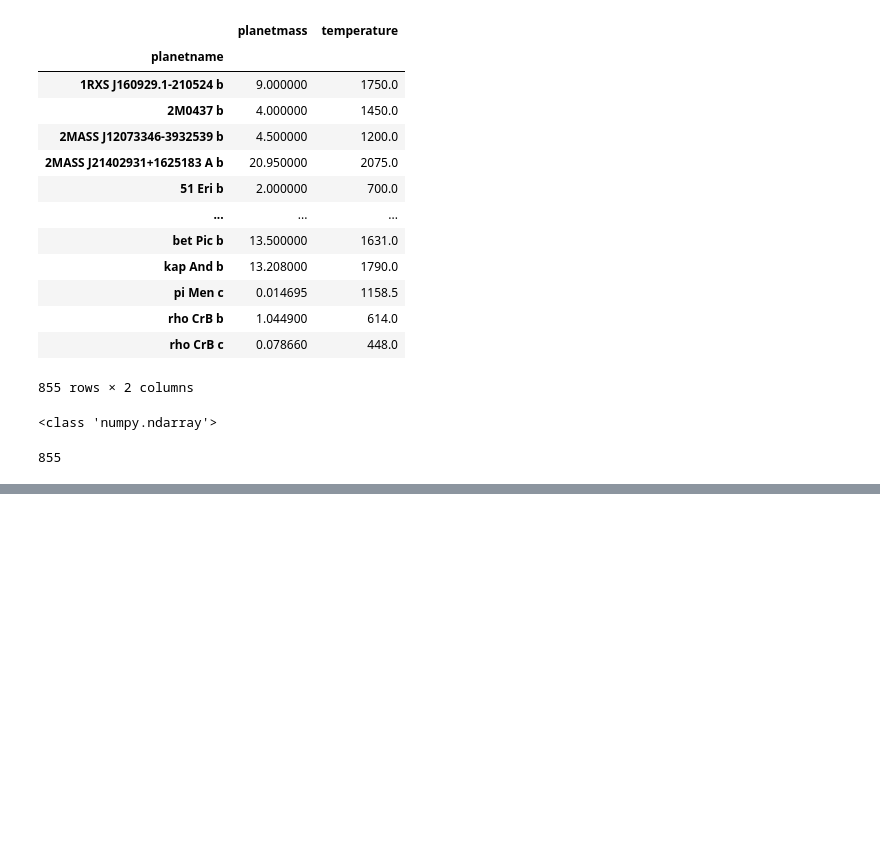
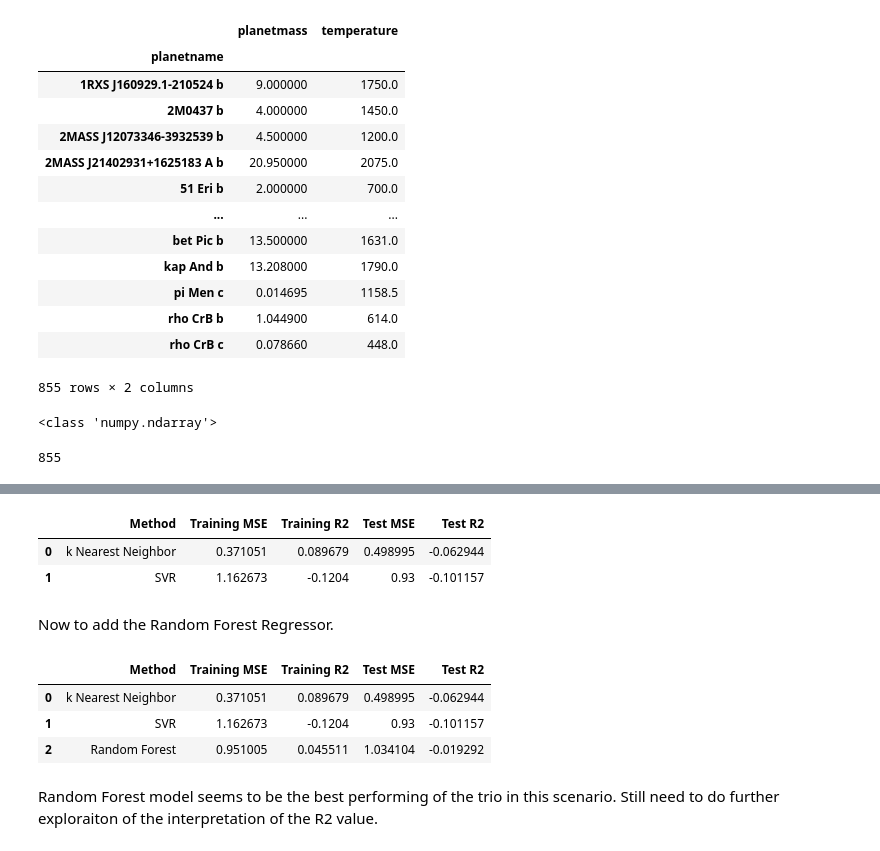
Before and after one commit to jbravo87/blog-projects, a Jupyter notebook: exoplanet_data_notebook.ipynb, the cells around one changed output, grey strips where cells are left out. Saved outputs shown, nothing was run; the diff lists cells and outputs as text; code cells hidden in the pictures; blank space fills up the shorter version.

```diff
--- a/exoplanet_data_notebook.ipynb
+++ b/exoplanet_data_notebook.ipynb
@@ -853,0 +881,34 @@ ValueError: 'c' argument must be a color, a sequence of colors, or a sequence of
+# %%
+results3 = pd.concat([knn_results2,svr_results.T], ignore_index = True)
+results3.columns = ['Method', 'Training MSE', 'Training R2', 'Test MSE', 'Test R2']
+results3
+# %% [output]
+|  | Method | Training MSE | Training R2 | Test MSE | Test R2 |
+| 0 | k Nearest Neighbor | 0.371051 | 0.089679 | 0.498995 | -0.062944 |
+| 1 | SVR | 1.162673 | -0.1204 | 0.93 | -0.101157 |
+# %% [markdown]
+Now to add the Random Forest Regressor.
+# %%
+rf2 = RandomForestRegressor(max_depth=2)
+rf2.fit(w3_train, w4_train)
+y_rf_train_pred2 = rf2.predict(w3_train)
+y_rf_test_pred2 = rf2.predict(w3_test)
+# %%
+# Model performance metrics for random forest model.
+rf2_train_mse = mean_squared_error(w4_train, y_rf_train_pred2)
+rf2_train_r2 = r2_score(w4_train, y_rf_train_pred2)
+rf2_test_mse = mean_squared_error(w4_test, y_rf_test_pred2)
+rf2_test_r2 = r2_score(w4_test, y_rf_test_pred2)
+# %%
+rf_results2 = pd.DataFrame(['Random Forest', rf2_train_mse, rf2_train_r2, rf2_test_mse, rf2_test_r2]).transpose()
+rf_results2.columns = ['Method', 'Training MSE', 'Training R2', 'Test MSE', 'Test R2']
+# %%
+results3 = pd.concat([results3, rf_results2], ignore_index = True)
+results3
+# %% [output]
+|  | Method | Training MSE | Training R2 | Test MSE | Test R2 |
+| 0 | k Nearest Neighbor | 0.371051 | 0.089679 | 0.498995 | -0.062944 |
+| 1 | SVR | 1.162673 | -0.1204 | 0.93 | -0.101157 |
+| 2 | Random Forest | 0.951005 | 0.045511 | 1.034104 | -0.019292 |
+# %% [markdown]
+Random Forest model seems to be the best performing of the trio in this scenario. Still need to do further exploraiton of the interpretation of the R2 value.
```
Also changed, not shown: parts of 21 cells of this notebook.
